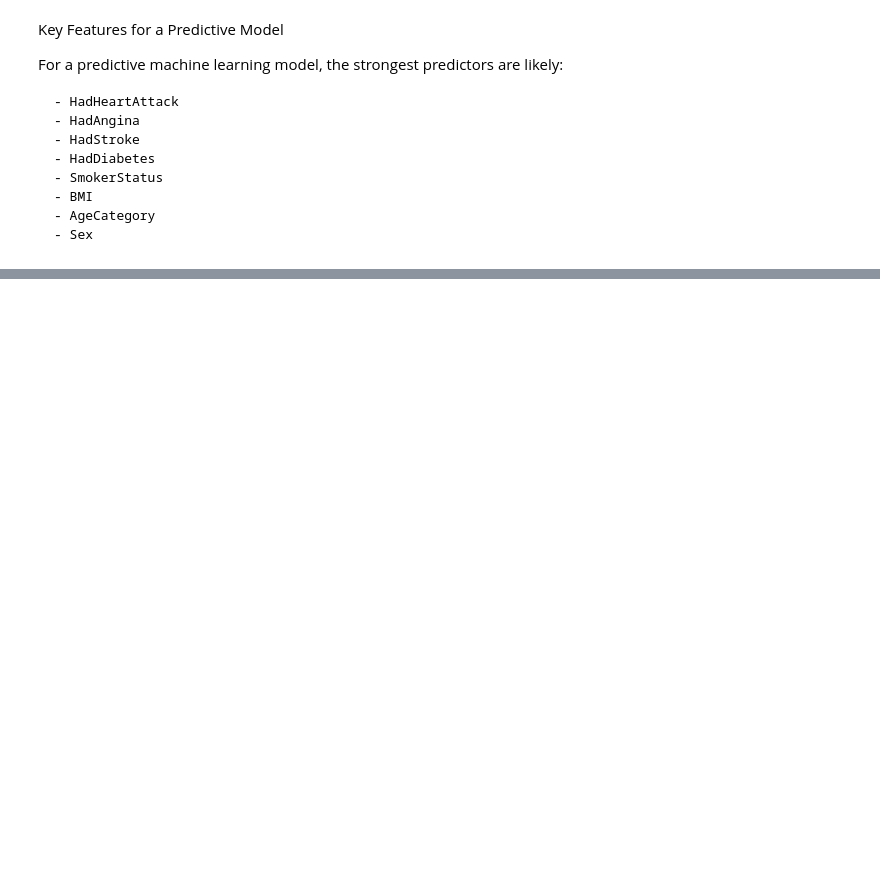
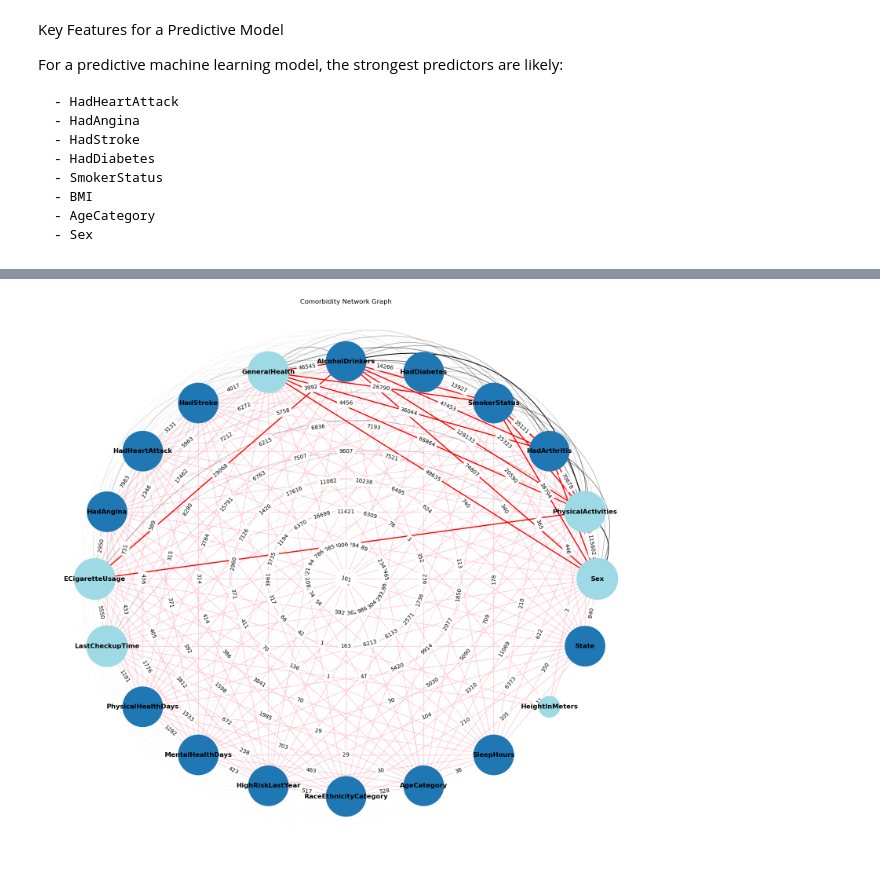
Before and after one commit to wetek-io/Project_2, a Jupyter notebook: main.ipynb, the cells around one changed output, grey strips where cells are left out. Saved outputs shown, nothing was run; the diff lists cells and outputs as text; code cells hidden in the pictures; blank space fills up the shorter version.

```diff
--- a/main.ipynb
+++ b/main.ipynb
@@ -70,0 +83,4 @@ df.sample(n=5)
+# %%
+# find unique values
+for col in df.columns:
+    print(f"{col}: {df[col].nunique()} unique value ({df[col].dtype})")
@@ -70,0 +173,58 @@ df.sample(n=5)
+# %%
+import networkx as nx
+from networkx.algorithms.community import greedy_modularity_communities
+from matplotlib import pyplot
+
+
+# Define conditions columns (adjust based on dataset context)
+conditions_columns = df.columns
+
+# Set figure
+plt.figure(figsize=(20,18))
+plt.title('Comorbidity Network Graph')
+
+# Create a graph
+G = nx.Graph()
+
+# Iterate through rows to identify co-occurrences
+for _, row in df.iterrows():
+
+	# Get all conditions marked as 1 in the row
+	active_conditions = [col for col in conditions_columns if row[col] == 1]
+
+	# Add edges between all pairs of active conditions
+	for i in range(len(active_conditions)):
+		for j in range(i + 1, len(active_conditions)):
+			G.add_edge(active_conditions[i], active_conditions[j], weight=G.get_edge_data(active_conditions[i], active_conditions[j], {}).get('weight', 0) + 1)
+
+# Detect communities
+communities = list(greedy_modularity_communities(G))
+community_map = {node: idx for idx, community in enumerate(communities) for node in community}
+community_colors = pyplot.get_cmap('tab20', len(communities))
+
+# Degree based node colors
+n_colors = [community_colors(community_map[node]) for node in G.nodes()]
+pos = nx.circular_layout(G)
+
+edges = G.edges(data=True)
+top_edges = sorted(edges, key=lambda x: x[2]['weight'], reverse=True)[:int(len(edges) * 0.1)]
+nx.draw(
+    G, pos, with_labels=True, node_size=[G.degree[node] * 300 for node in G.nodes()],
+    node_color=n_colors,
+    edge_color='pink', font_weight='bold'
+)
+nx.draw_networkx_edges(
+    G,
+		pos,
+		edgelist=edges,
+		connectionstyle="arc3, rad=0.5",
+		arrows=True,
+		width=[d['weight'] / len(df)+1 for (_, _, d) in edges],
+		alpha=[d['weight'] / max(d['weight'] for (_, _, d) in edges) for (_, _, d) in edges]
+)
+nx.draw_networkx_edges(G, pos, edgelist=top_edges, edge_color='red', width=2)
+nx.draw_networkx_edge_labels(G, pos, edge_labels={(c1, c2): w['weight'] for c1, c2, w in edges})
+
+plt.show()
+# %% [output]
+[figure, added]
```
Also changed, not shown: parts of 11 cells of this notebook, 7 other files.
